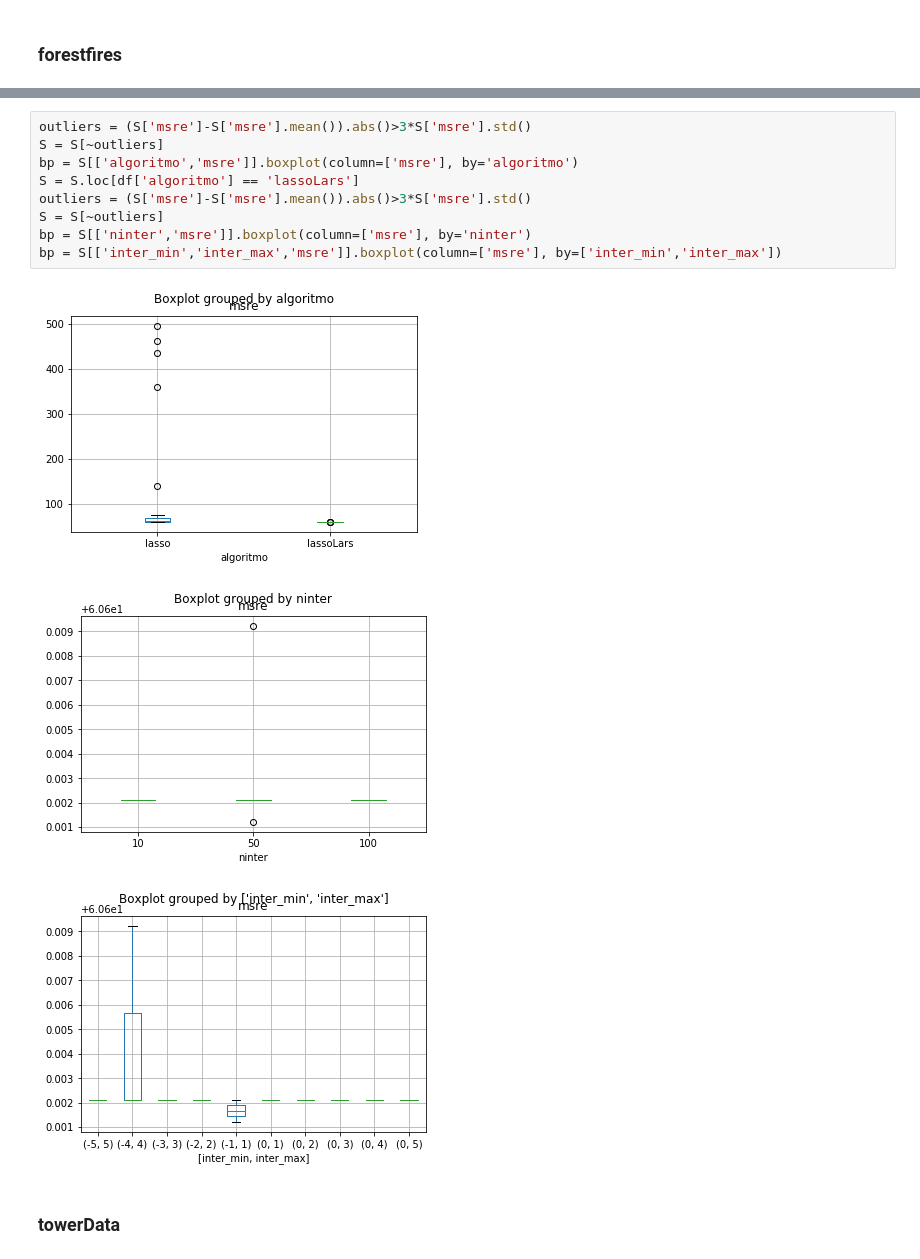
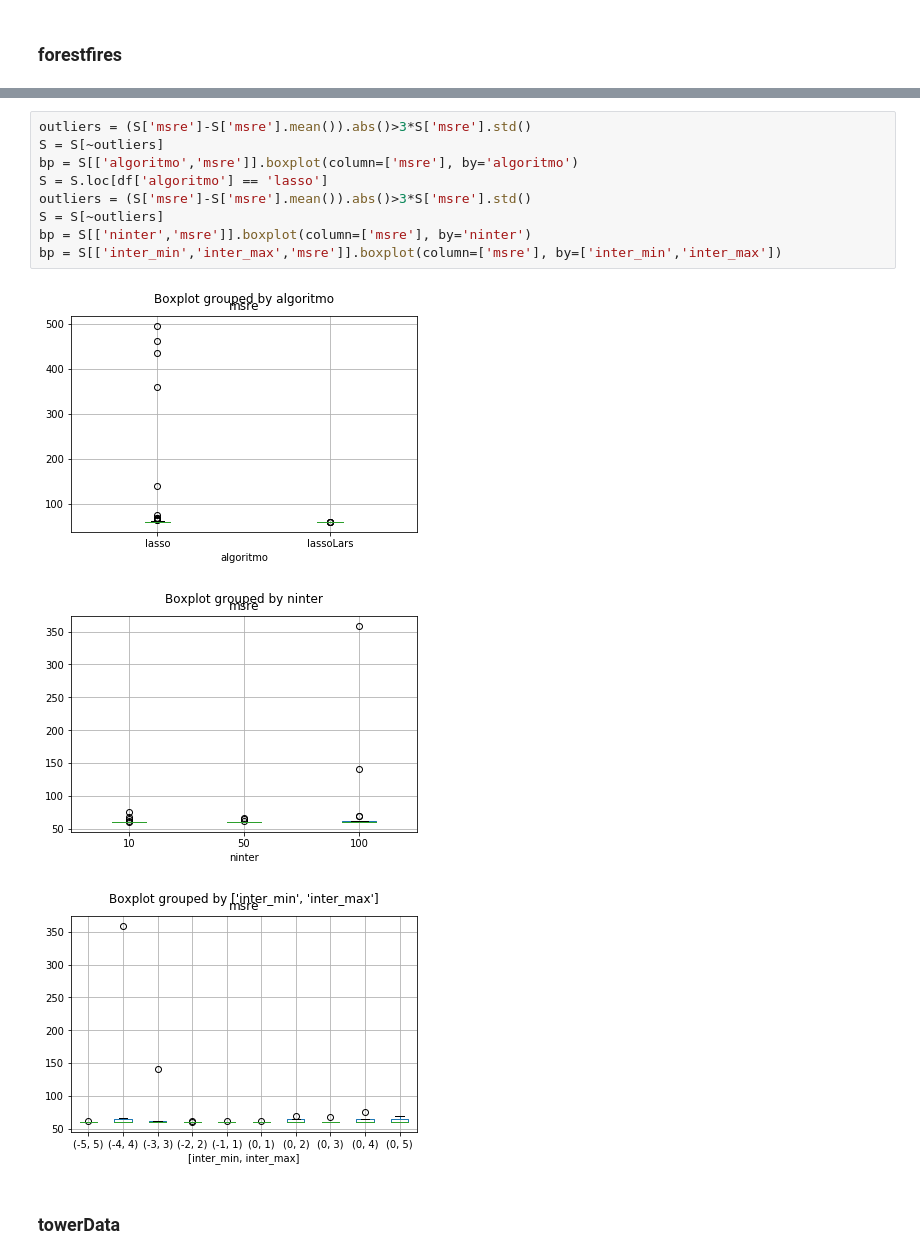
Before and after one commit to maira-lima/inter-transf, a Jupyter notebook: inter-transf.ipynb, the cells around one changed output, grey strips where cells are left out. Cells and saved outputs as stored; diff of their text form.

```diff
--- a/inter-transf.ipynb
+++ b/inter-transf.ipynb
@@ -443,16 +432,16 @@ S.loc[S['algoritmo'] == 'lassoLars']
 # %%
 outliers = (S['msre']-S['msre'].mean()).abs()>3*S['msre'].std()
 S = S[~outliers]
 bp = S[['algoritmo','msre']].boxplot(column=['msre'], by='algoritmo')
-S = S.loc[df['algoritmo'] == 'lassoLars']
+S = S.loc[df['algoritmo'] == 'lasso']
 outliers = (S['msre']-S['msre'].mean()).abs()>3*S['msre'].std()
 S = S[~outliers]
 bp = S[['ninter','msre']].boxplot(column=['msre'], by='ninter')
 bp = S[['inter_min','inter_max','msre']].boxplot(column=['msre'], by=['inter_min','inter_max'])
 # %% [output]
-[figure, old version]
+[figure, new version]
-[figure, old version]
+[figure, new version]
-[figure, old version]
+[figure, new version]
 # %% [markdown]
 ### towerData
 # %%
```
Also changed, not shown: parts of 15 cells of this notebook, 16 other files.
